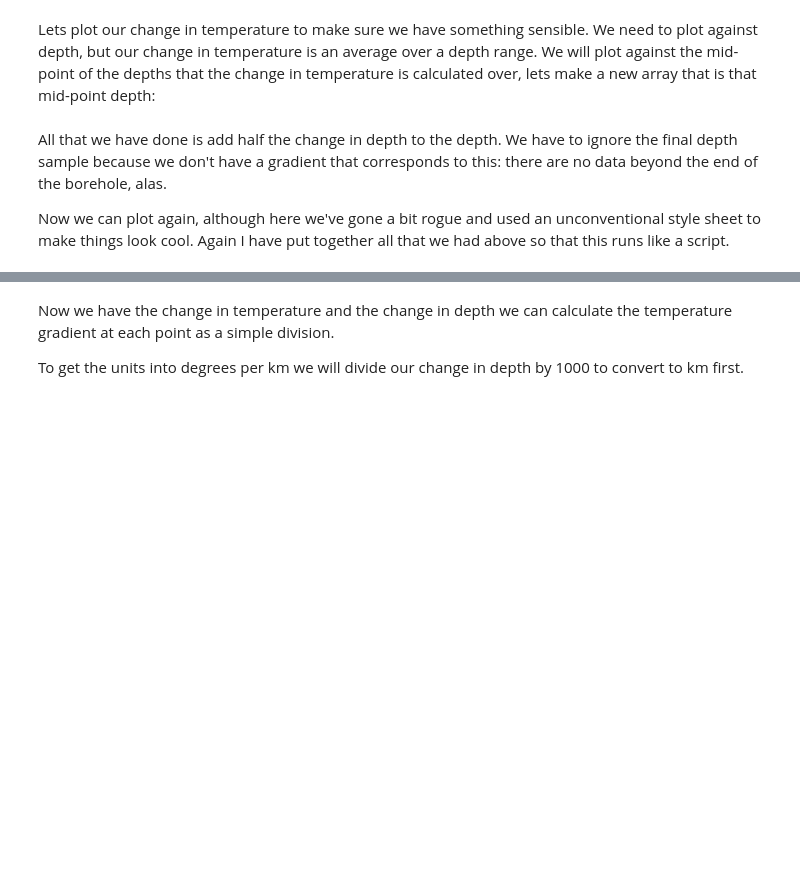
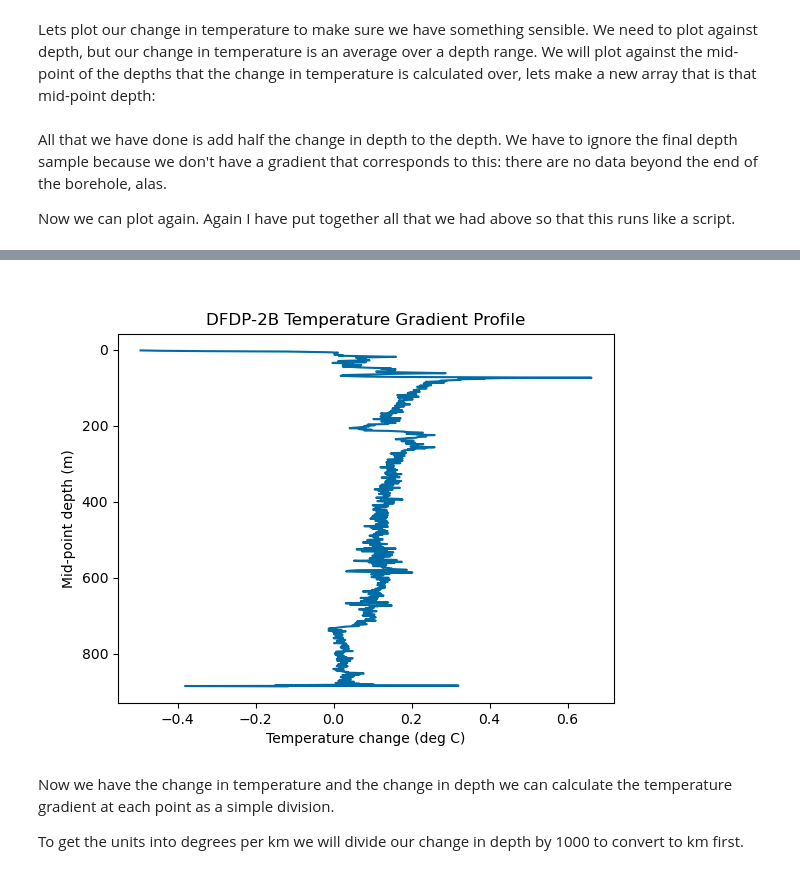
Before and after one commit to calum-chamberlain/ESCI451-Python, a Jupyter notebook: ESCI451_Module_2A.ipynb, the cells around one changed output, grey strips where cells are left out. Drawn from its saved outputs; the diff is of its cells as text; code cells hidden in the pictures; blank space fills up the shorter version.

```diff
--- a/ESCI451_Module_2A.ipynb
+++ b/ESCI451_Module_2A.ipynb
@@ -1040,7 +1030,7 @@ mid_point_depth = temp_data[0][0:-1] + depth_change / 2
 All that we have done is add half the change in depth to the depth. We have to ignore the final depth sample because
 we don't have a gradient that corresponds to this: there are no data beyond the end of the borehole, alas.
 
-Now we can plot again, although here we've gone a bit rogue and used an unconventional style sheet to make things look cool. Again I have put together all that we had above so that this runs like a script.
+Now we can plot again. Again I have put together all that we had above so that this runs like a script.
 # %%
 import numpy as np
 import matplotlib.pyplot as plt
@@ -1057,7 +1047,6 @@ depth_change = temp_data[0][1:] - temp_data[0][0:-1]
 mid_point_depth = temp_data[0][0:-1] + depth_change / 2
 
 # Plot the gradients
-plt.xkcd()  # Set the style to the xkcd comics style.
 fig, ax = plt.subplots()
 ax.plot(temperature_change, mid_point_depth)
 ax.set_xlabel("Temperature change (deg C)")
@@ -1071,3 +1058,4 @@ plt.show()
+[figure, added]
 # %% [markdown]
 Now we have the change in temperature and the change in depth we can calculate the temperature gradient at each point as a simple
 division.
```
Also changed, not shown: parts of 15 cells of this notebook, 5 other files.
